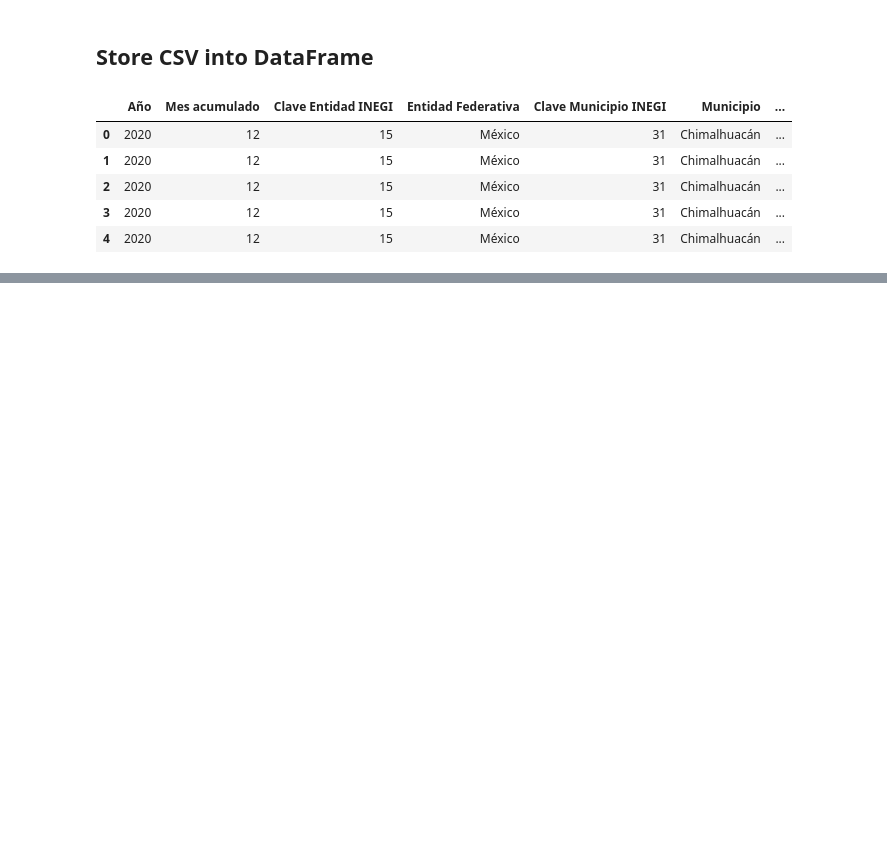
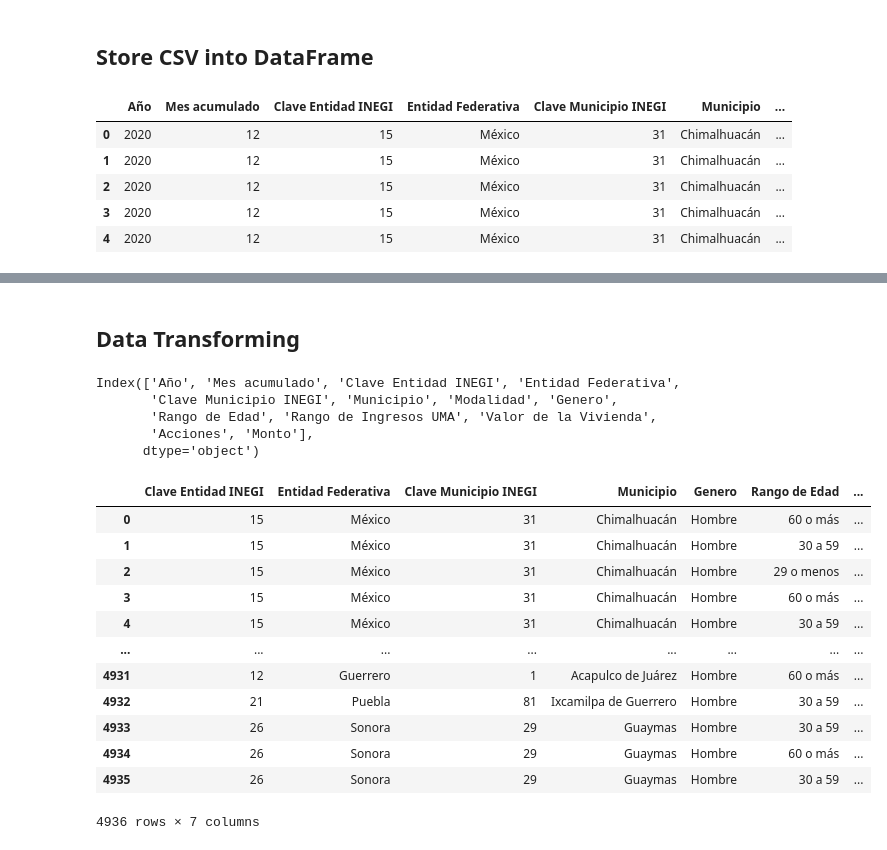
Before and after one commit to MBGUS/ETL-Project, a Jupyter notebook: Analysis.ipynb, the cells around one changed output, grey strips where cells are left out. Drawn from its saved outputs; the diff is of its cells as text; code cells hidden in the pictures; blank space fills up the shorter version.

Commit message:
Data Transformatio SNIIV

```diff
--- a/Analysis.ipynb
+++ b/Analysis.ipynb
@@ -47,0 +20,32 @@ new_inegi_df.head()
+# %% [markdown]
+## Data Transforming
+# %%
+# Get a list of all of our columns for easy reference.
+
+sniiv_df.columns
+# %% [output]
+Index(['Año', 'Mes acumulado', 'Clave Entidad INEGI', 'Entidad Federativa',
+       'Clave Municipio INEGI', 'Municipio', 'Modalidad', 'Genero',
+       'Rango de Edad', 'Rango de Ingresos UMA', 'Valor de la Vivienda',
+       'Acciones', 'Monto'],
+      dtype='object')
+# %%
+# Reduce DF to allocate just the needed columns (indicatorid / ageid / estimateid / datasetid / raceid / yearid)
+
+sniiv_analysis_df = sniiv_df.loc[:, ["Clave Entidad INEGI", "Entidad Federativa", "Clave Municipio INEGI",
+                                     "Municipio", "Genero", "Rango de Edad","Monto"]]
+sniiv_analysis_df
+# %% [output]
+|  | Clave Entidad INEGI | Entidad Federativa | Clave Municipio INEGI | Municipio | Genero | Rango de Edad | ... |
+| 0 | 15 | México | 31 | Chimalhuacán | Hombre | 60 o más | ... |
+| 1 | 15 | México | 31 | Chimalhuacán | Hombre | 30 a 59 | ... |
+| 2 | 15 | México | 31 | Chimalhuacán | Hombre | 29 o menos | ... |
+| 3 | 15 | México | 31 | Chimalhuacán | Hombre | 60 o más | ... |
+| 4 | 15 | México | 31 | Chimalhuacán | Hombre | 30 a 59 | ... |
+| ... | ... | ... | ... | ... | ... | ... | ... |
+| 4931 | 12 | Guerrero | 1 | Acapulco de Juárez | Hombre | 60 o más | ... |
+| 4932 | 21 | Puebla | 81 | Ixcamilpa de Guerrero | Hombre | 30 a 59 | ... |
+| 4933 | 26 | Sonora | 29 | Guaymas | Hombre | 30 a 59 | ... |
+| 4934 | 26 | Sonora | 29 | Guaymas | Hombre | 60 o más | ... |
+| 4935 | 26 | Sonora | 29 | Guaymas | Hombre | 30 a 59 | ... |
+4936 rows × 7 columns
```
Also changed, not shown: parts of 11 cells of this notebook.
